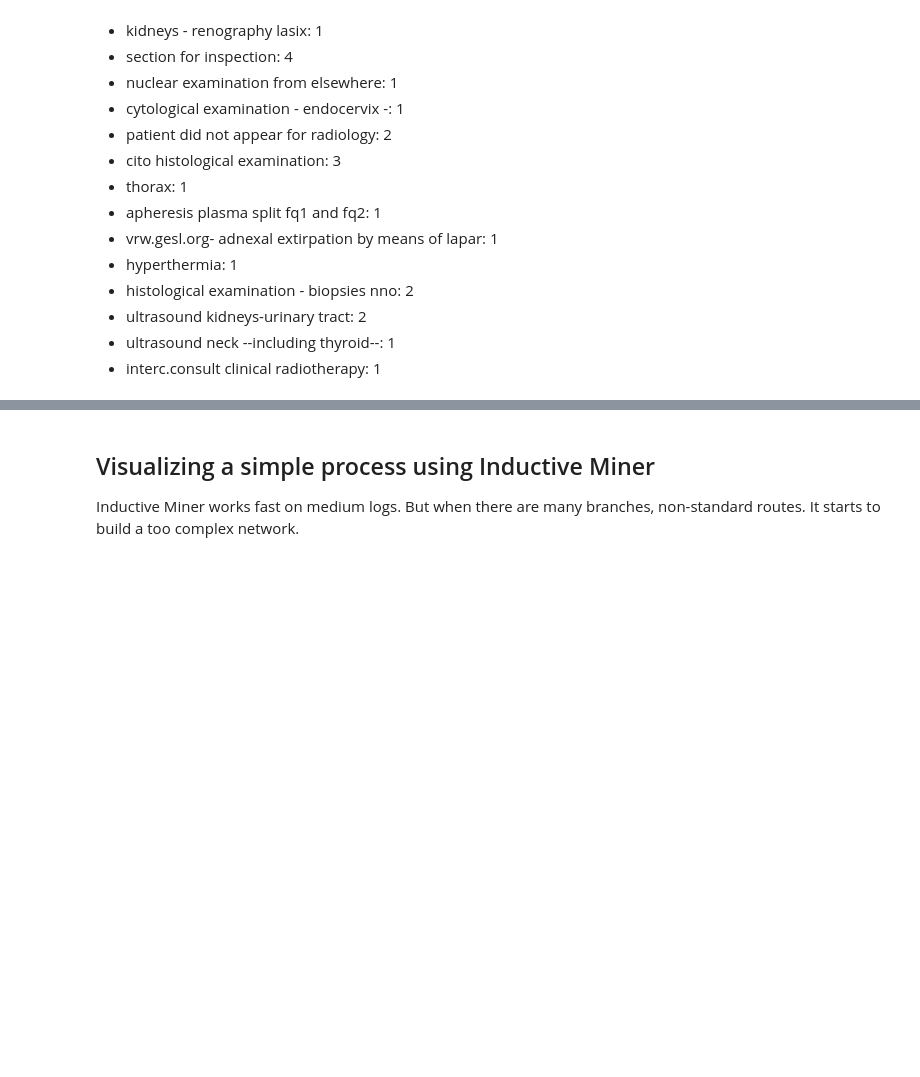
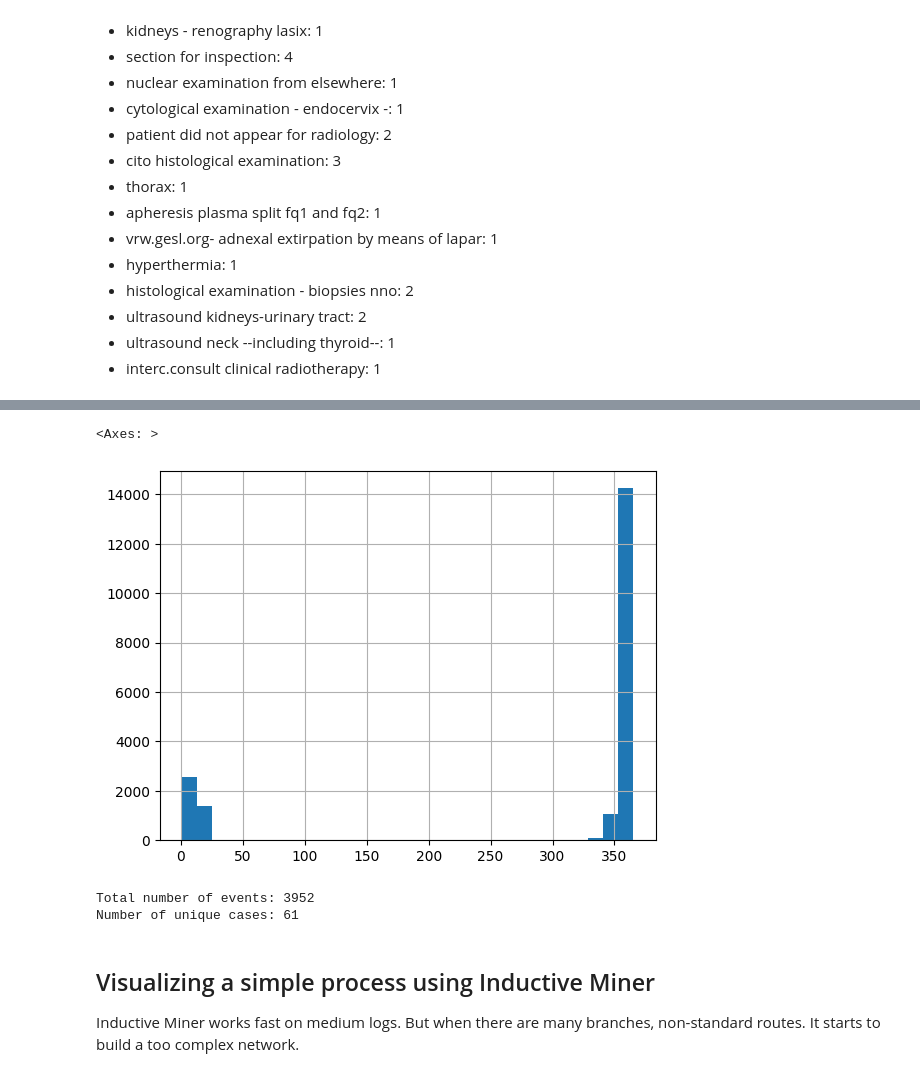
Before and after one commit to SauleZ/Thesis-2025, a Jupyter notebook: hospital_logs.ipynb, the cells around one changed output, grey strips where cells are left out. Drawn from its saved outputs; the diff is of its cells as text; code cells hidden in the pictures; blank space fills up the shorter version.

```diff
--- a/hospital_logs.ipynb
+++ b/hospital_logs.ipynb
@@ -422,0 +607,10 @@ Translation of activities to English
+# %%
+df["year"] = pd.to_datetime(df["time:timestamp"]).dt.year
+df = df[df["year"] < 2008]
+
+df["case_duration_days"] = (df["case:End date"] - df["case:Start date"]).dt.days
+
+df["case_duration_days"].hist(bins=30)
+# %% [output]
+<Axes: >
+[figure, added]
@@ -423,3 +623,10 @@ Translation of activities to English
+# %%
+# Basic information about dataset
+print(f"Total number of events: {len(df)}")
+print(f"Number of unique cases: {df['case:concept:name'].nunique()}")
+# %% [output]
+Total number of events: 3952
+Number of unique cases: 61
 # %% [markdown]
 ## Visualizing a simple process using Inductive Miner
 Inductive Miner works fast on medium logs. But when there are many branches, non-standard routes. It starts to build a too complex network.
```
Also changed, not shown: parts of 84 cells of this notebook, 42 other files.
